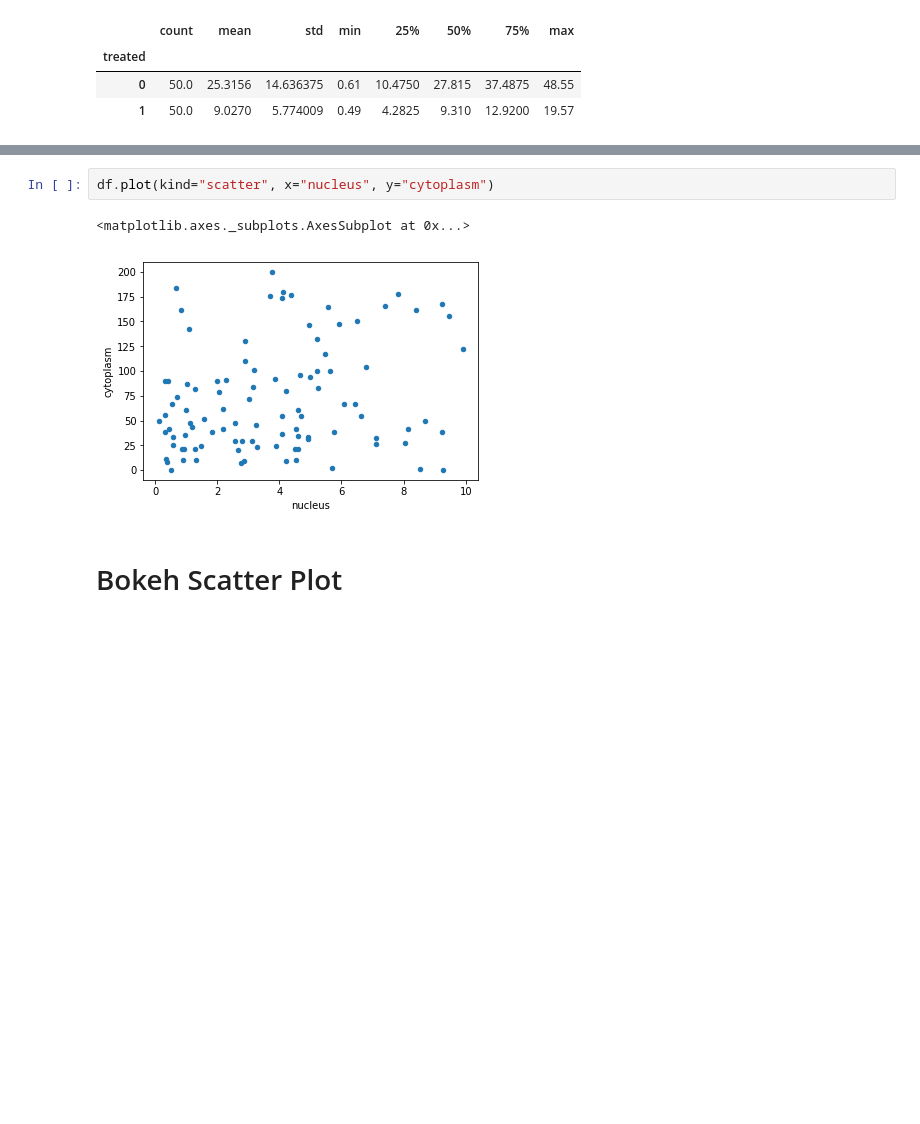
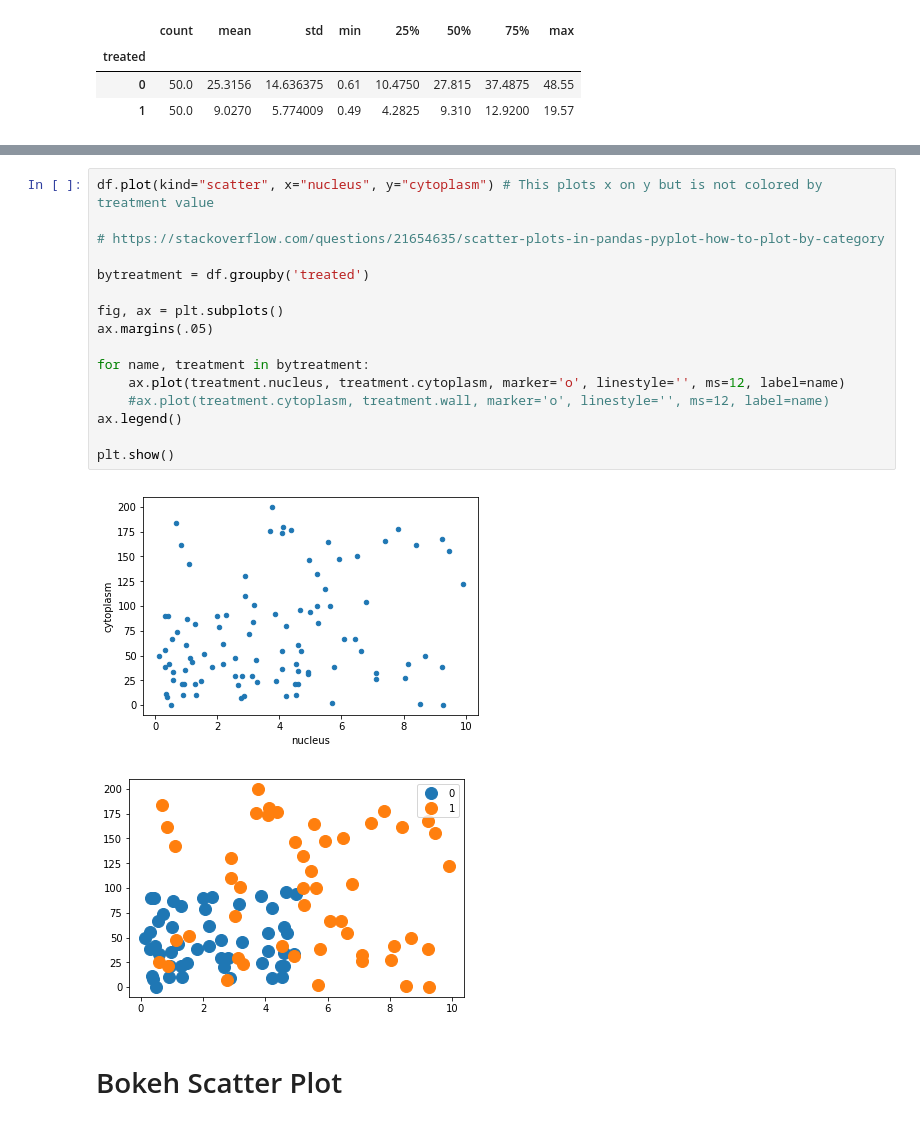
Before and after one commit to ryanleeallred/cheat_sheet, a Jupyter notebook: Data Exploration Cheat Sheet.ipynb, the cells around one changed output, grey strips where cells are left out. Saved outputs shown, nothing was run; the diff lists cells and outputs as text; blank space fills up the shorter version.

```diff
--- a/Data Exploration Cheat Sheet.ipynb
+++ b/Data Exploration Cheat Sheet.ipynb
@@ -125,8 +115,22 @@ plt.show()
-# %%
-df.plot(kind="scatter", x="nucleus", y="cytoplasm")
-# %% [output]
-<matplotlib.axes._subplots.AxesSubplot at 0x...>
-[figure, removed]
+# %%
+df.plot(kind="scatter", x="nucleus", y="cytoplasm") # This plots x on y but is not colored by treatment value
+
+# https://stackoverflow.com/questions/21654635/scatter-plots-in-pandas-pyplot-how-to-plot-by-category
+
+bytreatment = df.groupby('treated')
+
+fig, ax = plt.subplots()
+ax.margins(.05)
+
+for name, treatment in bytreatment:
+    ax.plot(treatment.nucleus, treatment.cytoplasm, marker='o', linestyle='', ms=12, label=name)
+    #ax.plot(treatment.cytoplasm, treatment.wall, marker='o', linestyle='', ms=12, label=name)
+ax.legend()
+
+plt.show()
+# %% [output]
+[figure, added]
+[figure, added]
 # %% [markdown]
 # Bokeh Scatter Plot
 # %%
```
Also changed, not shown: parts of 24 cells of this notebook.
